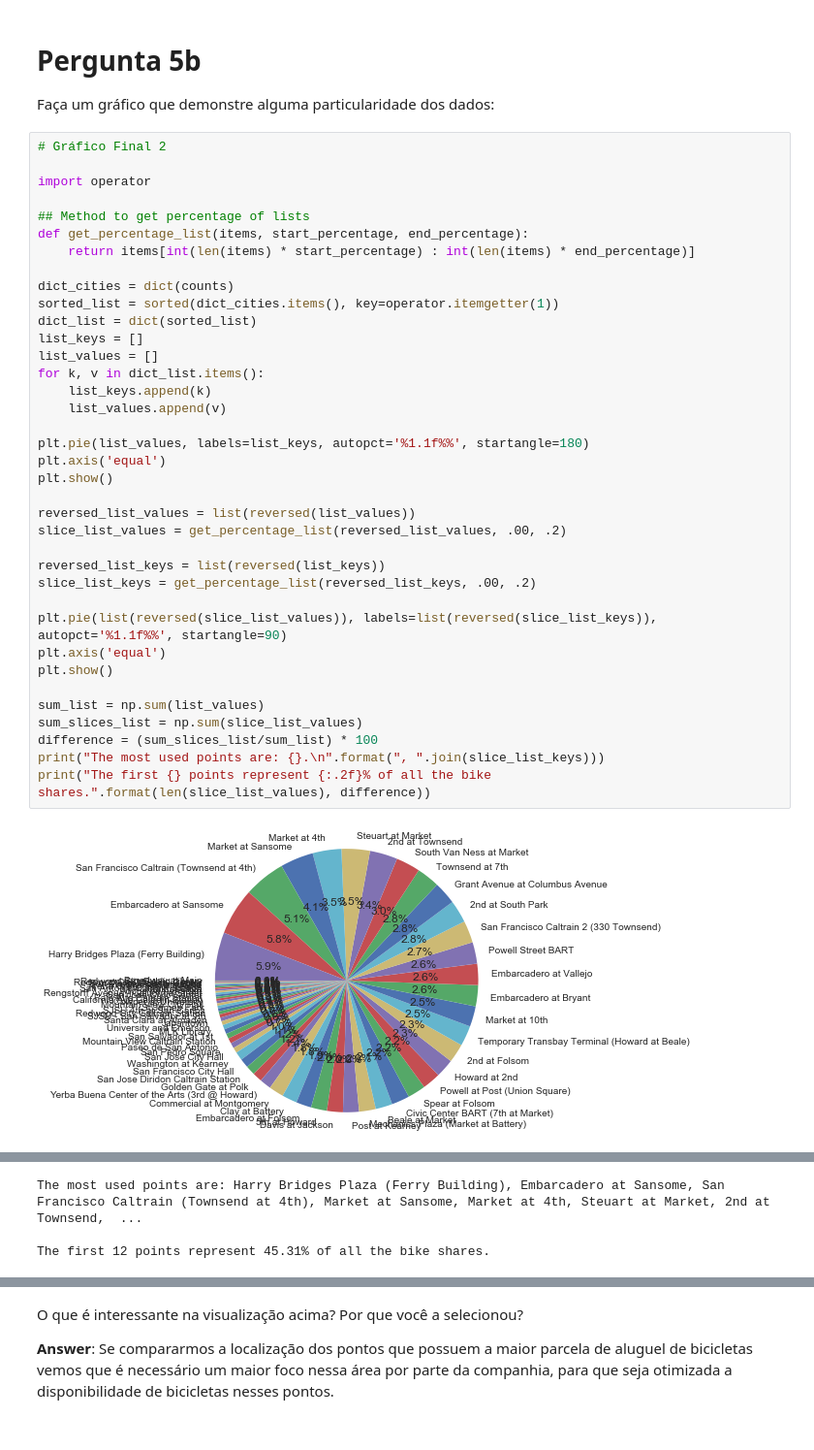
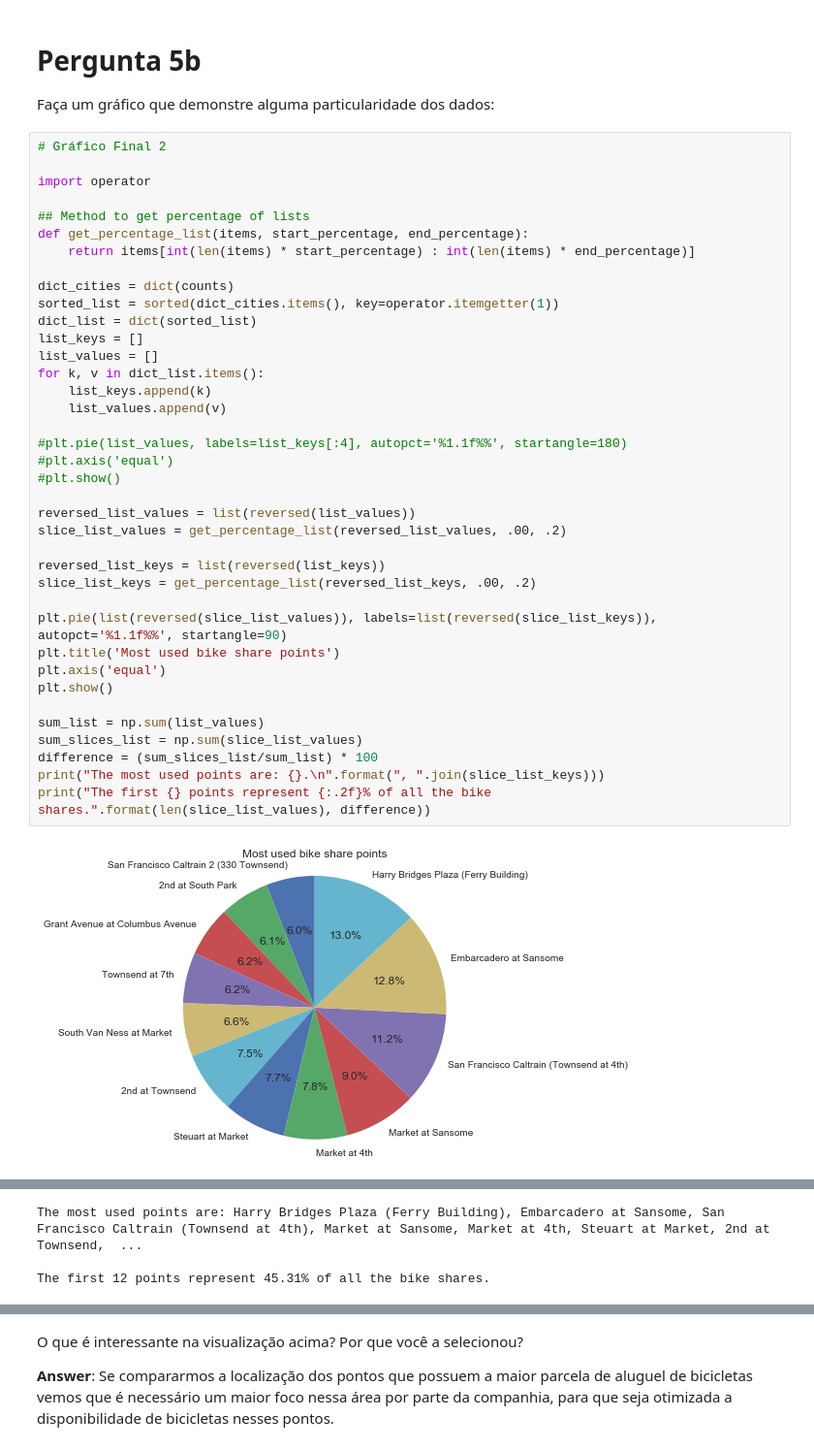
Before and after one commit to fernandomarins/bay-area-bike-share-analise, a Jupyter notebook: Analise_Bay_Area_Bike_Share-NDFDSI.ipynb, the cells around one changed output, grey strips where cells are left out. Shown: that part at 97% size. Drawn from its saved outputs; the diff is of its cells as text.

```diff
--- a/Analise_Bay_Area_Bike_Share-NDFDSI.ipynb
+++ b/Analise_Bay_Area_Bike_Share-NDFDSI.ipynb
@@ -508,34 +517,35 @@ import operator
 ## Method to get percentage of lists
 def get_percentage_list(items, start_percentage, end_percentage):
     return items[int(len(items) * start_percentage) : int(len(items) * end_percentage)]
 
 dict_cities = dict(counts)
 sorted_list = sorted(dict_cities.items(), key=operator.itemgetter(1))
 dict_list = dict(sorted_list)
 list_keys = []
 list_values = []
 for k, v in dict_list.items():
     list_keys.append(k)
     list_values.append(v)
 
-plt.pie(list_values, labels=list_keys, autopct='%1.1f%%', startangle=180)
-plt.axis('equal')
-plt.show()
+#plt.pie(list_values, labels=list_keys[:4], autopct='%1.1f%%', startangle=180)
+#plt.axis('equal')
+#plt.show()
 
 reversed_list_values = list(reversed(list_values))
 slice_list_values = get_percentage_list(reversed_list_values, .00, .2)
 
 reversed_list_keys = list(reversed(list_keys))
 slice_list_keys = get_percentage_list(reversed_list_keys, .00, .2)
 
 plt.pie(list(reversed(slice_list_values)), labels=list(reversed(slice_list_keys)), autopct='%1.1f%%', startangle=90)
+plt.title('Most used bike share points')
 plt.axis('equal')
 plt.show()
 
 sum_list = np.sum(list_values)
 sum_slices_list = np.sum(slice_list_values)
 difference = (sum_slices_list/sum_list) * 100
 print("The most used points are: {}.\n".format(", ".join(slice_list_keys)))
 print("The first {} points represent {:.2f}% of all the bike shares.".format(len(slice_list_values), difference))
 # %% [output]
-[figure, old version]
+[figure, new version]
```
Also changed, not shown: parts of 5 cells of this notebook, 2 other files.
